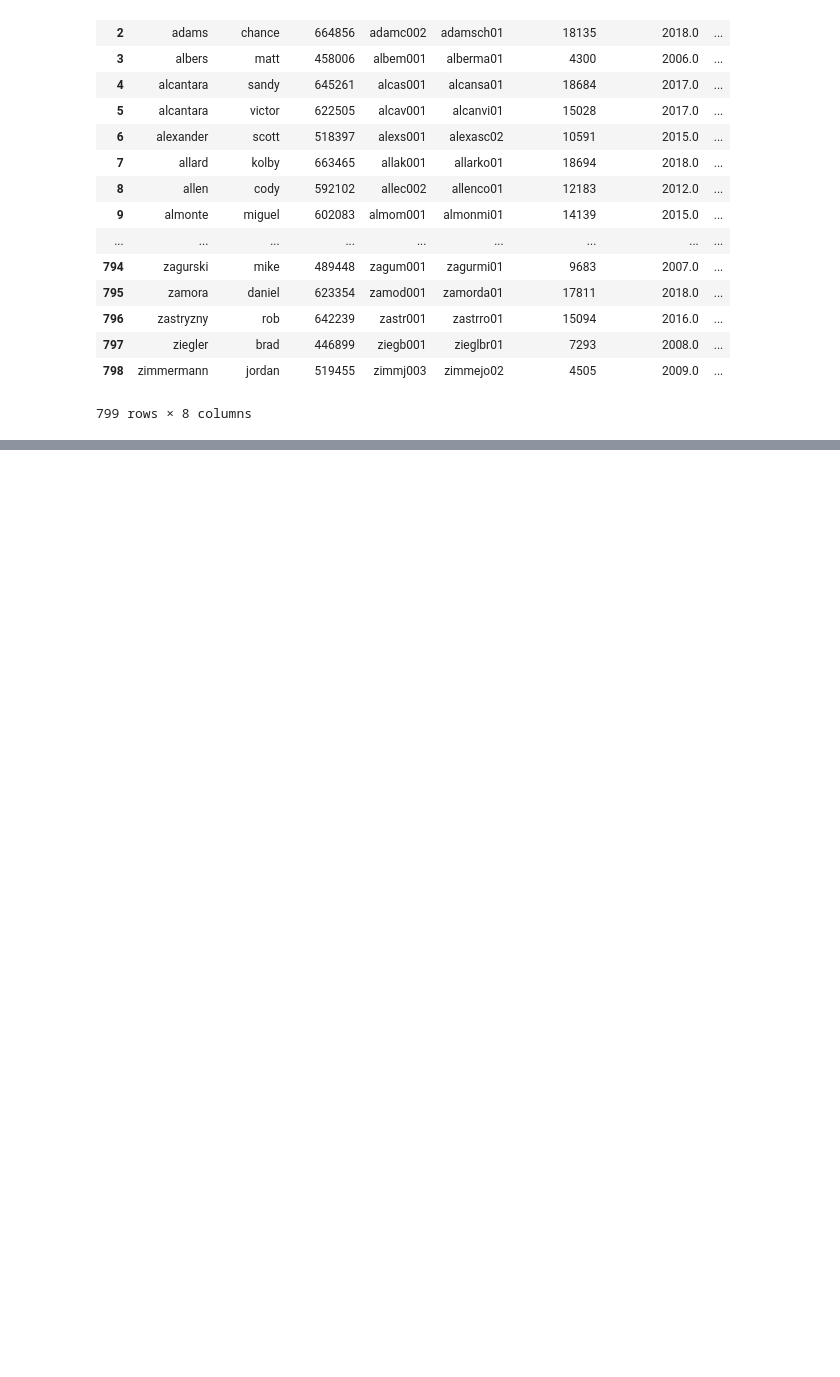
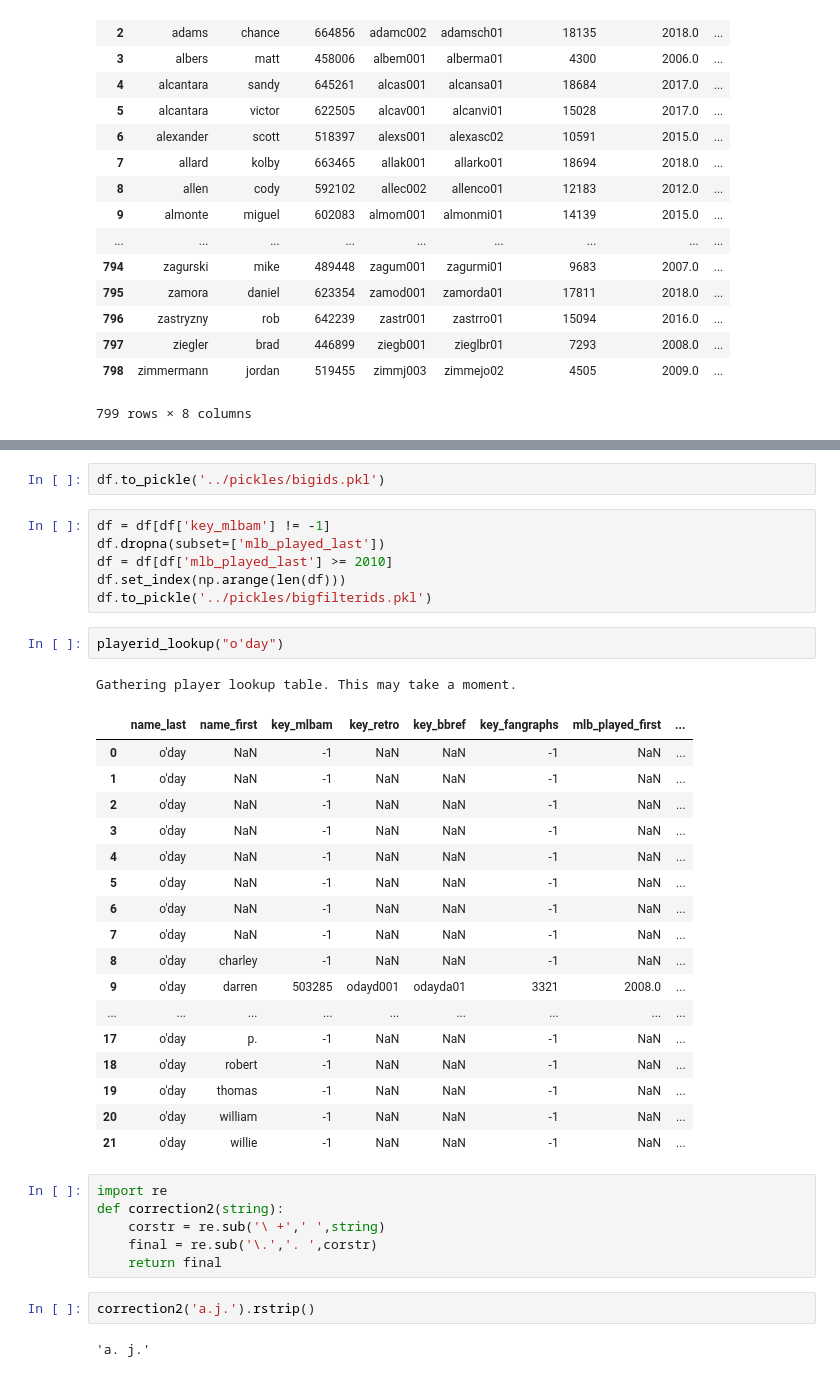
Before and after one commit to t-phill/mlb_injuries, a Jupyter notebook: pickles/pickles.ipynb, the cells around one changed output, grey strips where cells are left out. Cells and saved outputs as stored; diff of their text form; blank space fills up the shorter version.

```diff
--- a/pickles/pickles.ipynb
+++ b/pickles/pickles.ipynb
@@ -169,0 +224,39 @@ array([2015., 2017., 2018., 2016., 2019., 2014.])
+# %%
+df.to_pickle('../pickles/bigids.pkl')
+# %%
+df = df[df['key_mlbam'] != -1]
+df.dropna(subset=['mlb_played_last'])
+df = df[df['mlb_played_last'] >= 2010]
+df.set_index(np.arange(len(df)))
+df.to_pickle('../pickles/bigfilterids.pkl')
+# %%
+playerid_lookup("o'day")
+# %% [output]
+Gathering player lookup table. This may take a moment.
+|  | name_last | name_first | key_mlbam | key_retro | key_bbref | key_fangraphs | mlb_played_first | ... |
+| 0 | o'day | NaN | -1 | NaN | NaN | -1 | NaN | ... |
+| 1 | o'day | NaN | -1 | NaN | NaN | -1 | NaN | ... |
+| 2 | o'day | NaN | -1 | NaN | NaN | -1 | NaN | ... |
+| 3 | o'day | NaN | -1 | NaN | NaN | -1 | NaN | ... |
+| 4 | o'day | NaN | -1 | NaN | NaN | -1 | NaN | ... |
+| 5 | o'day | NaN | -1 | NaN | NaN | -1 | NaN | ... |
+| 6 | o'day | NaN | -1 | NaN | NaN | -1 | NaN | ... |
+| 7 | o'day | NaN | -1 | NaN | NaN | -1 | NaN | ... |
+| 8 | o'day | charley | -1 | NaN | NaN | -1 | NaN | ... |
+| 9 | o'day | darren | 503285 | odayd001 | odayda01 | 3321 | 2008.0 | ... |
+| ... | ... | ... | ... | ... | ... | ... | ... | ... |
+| 17 | o'day | p. | -1 | NaN | NaN | -1 | NaN | ... |
+| 18 | o'day | robert | -1 | NaN | NaN | -1 | NaN | ... |
+| 19 | o'day | thomas | -1 | NaN | NaN | -1 | NaN | ... |
+| 20 | o'day | william | -1 | NaN | NaN | -1 | NaN | ... |
+| 21 | o'day | willie | -1 | NaN | NaN | -1 | NaN | ... |
+# %%
+import re
+def correction2(string):
+    corstr = re.sub('\ +',' ',string)
+    final = re.sub('\.','. ',corstr)
+    return final
+# %%
+correction2('a.j.').rstrip()
+# %% [output]
+'a. j.'
```
Also changed, not shown: parts of 16 cells of this notebook.
